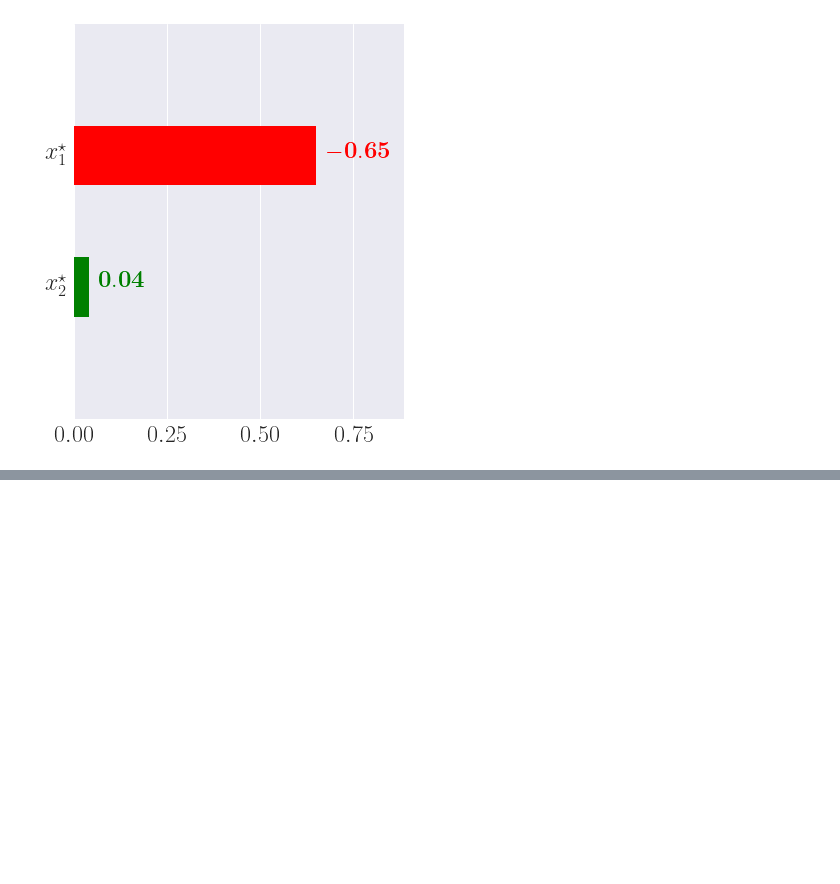
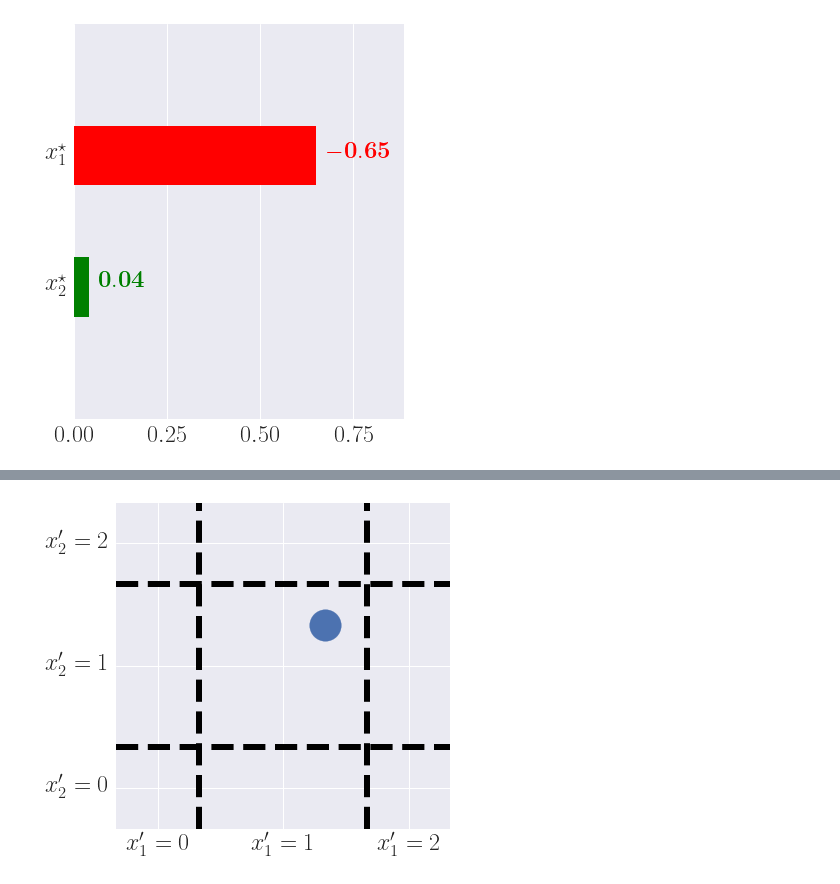
Before and after one commit to So-Cool/bLIMEy, a Jupyter notebook: DAMI_2021/exploration_tabular.ipynb, the cells around one changed output, grey strips where cells are left out. Drawn from its saved outputs; the diff is of its cells as text; code cells hidden in the pictures; blank space fills up the shorter version.

```diff
--- a/DAMI_2021/exploration_tabular.ipynb
+++ b/DAMI_2021/exploration_tabular.ipynb
@@ -723,0 +729,2 @@ plot_bar_exp(explanation, '_figures/tabular_explanation.pdf',
+# %%
+line_style = dict(linewidth=6, linestyle='--')
@@ -723,0 +754,30 @@ plot_bar_exp(explanation, '_figures/tabular_explanation.pdf',
+# %%
+# NBVAL_IGNORE_OUTPUT
+plt.figure(figsize=(6, 6))
+
+plt.scatter(2.5, 2.5, s=1000)
+
+plt.vlines(1, 0, 4, **line_style)
+plt.vlines(3, 0, 4, **line_style)
+
+plt.hlines(1, 0, 4, **line_style)
+plt.hlines(3, 0, 4, **line_style)
+
+plt.xlim(0, 4)
+plt.ylim(0, 4)
+
+plt.xticks([0.5, 2, 3.5],
+           ('''\(x_1^\prime=0\)''',
+            '''\(x_1^\prime=1\)''',
+            '''\(x_1^\prime=2\)'''),
+           fontsize=24)
+plt.yticks([0.5, 2, 3.5],
+           ('''\(x_2^\prime=0\)''',
+            '''\(x_2^\prime=1\)''',
+            '''\(x_2^\prime=2\)'''),
+           fontsize=24)
+
+plt.savefig('_figures/tabular_ir_1.svg',
+            transparent=False, dpi=300, bbox_inches='tight', pad_inches=0)
+# %% [output]
+[figure, added]
```
Also changed, not shown: parts of 6 cells of this notebook, 3 other files.
